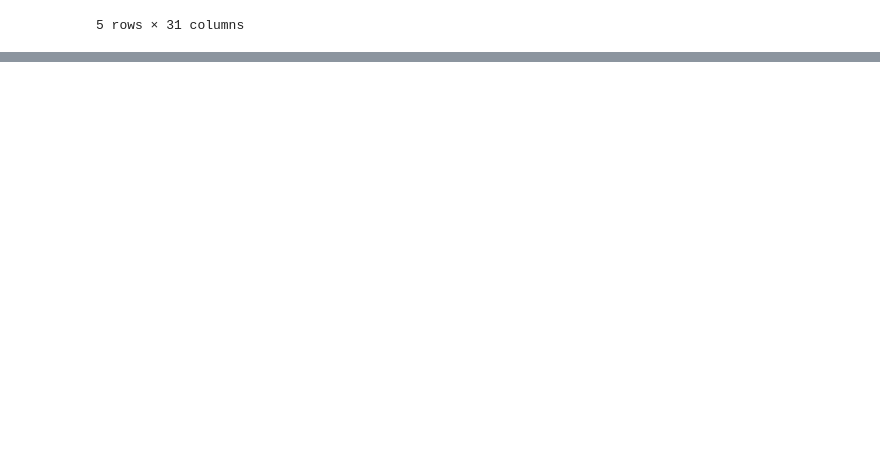
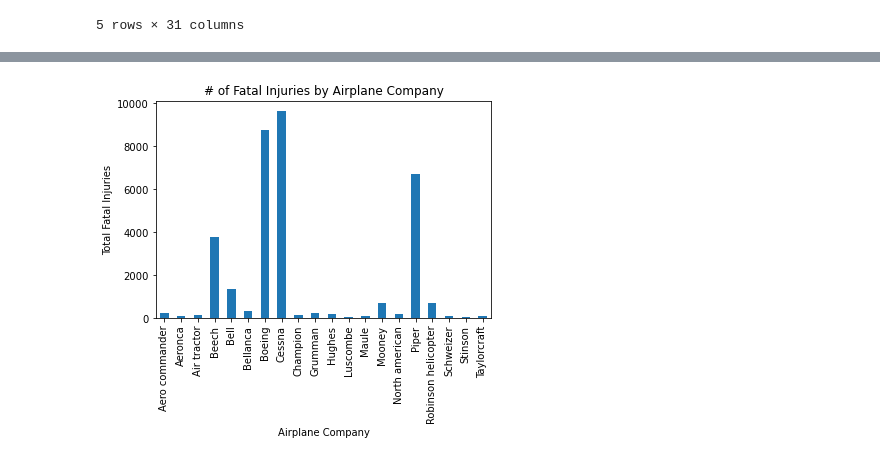
Before and after one commit to pmjustafort/DSC-Phase1-Project-BEP, a Jupyter notebook: em2_project_1.ipynb, the cells around one changed output, grey strips where cells are left out. Saved outputs shown, nothing was run; the diff lists cells and outputs as text; code cells hidden in the pictures; blank space fills up the shorter version.

```diff
--- a/em2_project_1.ipynb
+++ b/em2_project_1.ipynb
@@ -230,0 +361,11 @@ aviation_df.head()
+# %%
+#second graph method for bar chart of total fatalities by make
+make_groupby_df = make_subset.groupby('make')['total_fatal_injuries'].sum()
+make_groupby_df.plot(kind='bar')
+
+plt.xlabel('Airplane Company')
+plt.ylabel('Total Fatal Injuries')
+plt.title('# of Fatal Injuries by Airplane Company')
+plt.show()
+# %% [output]
+[figure, added]
```
Also changed, not shown: parts of 15 cells of this notebook.
